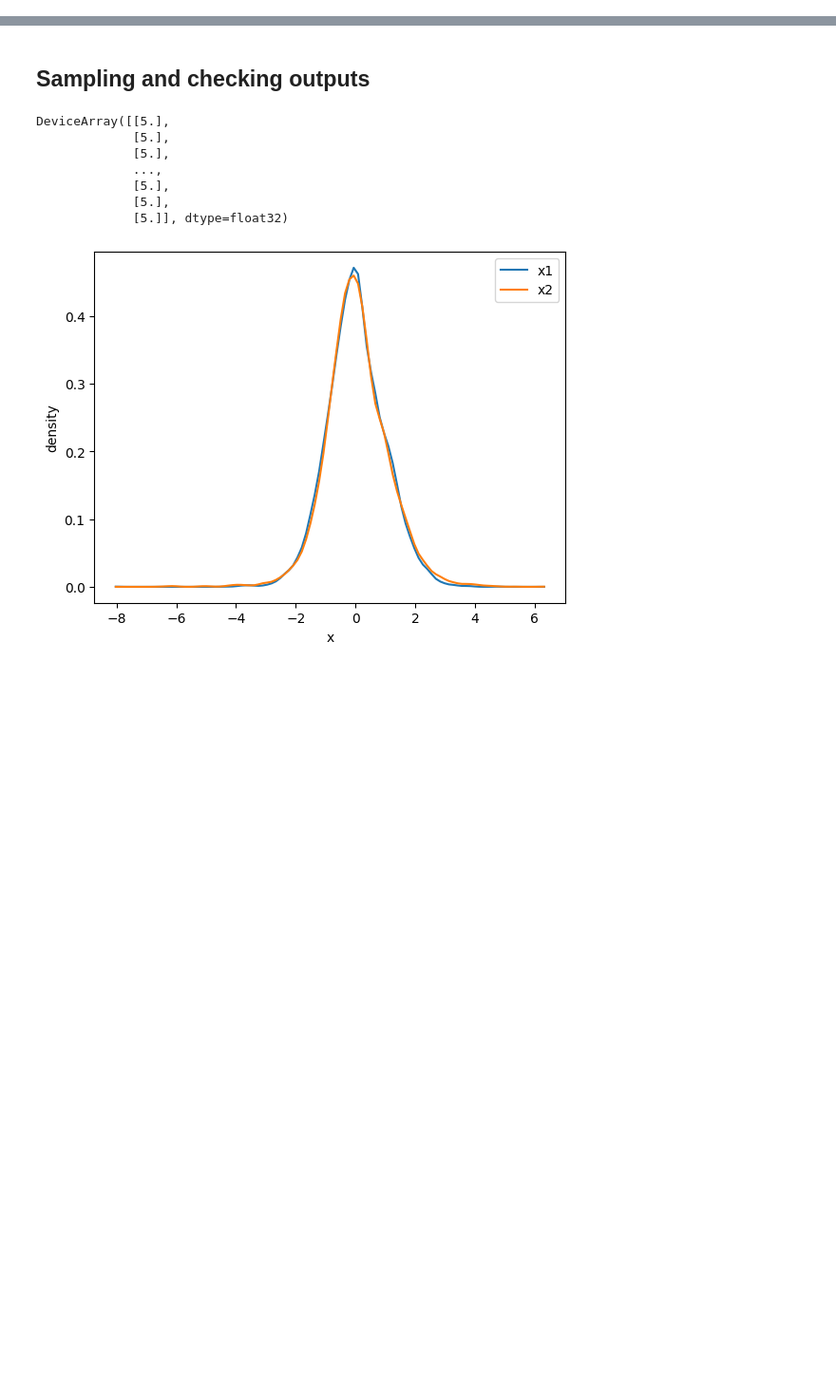
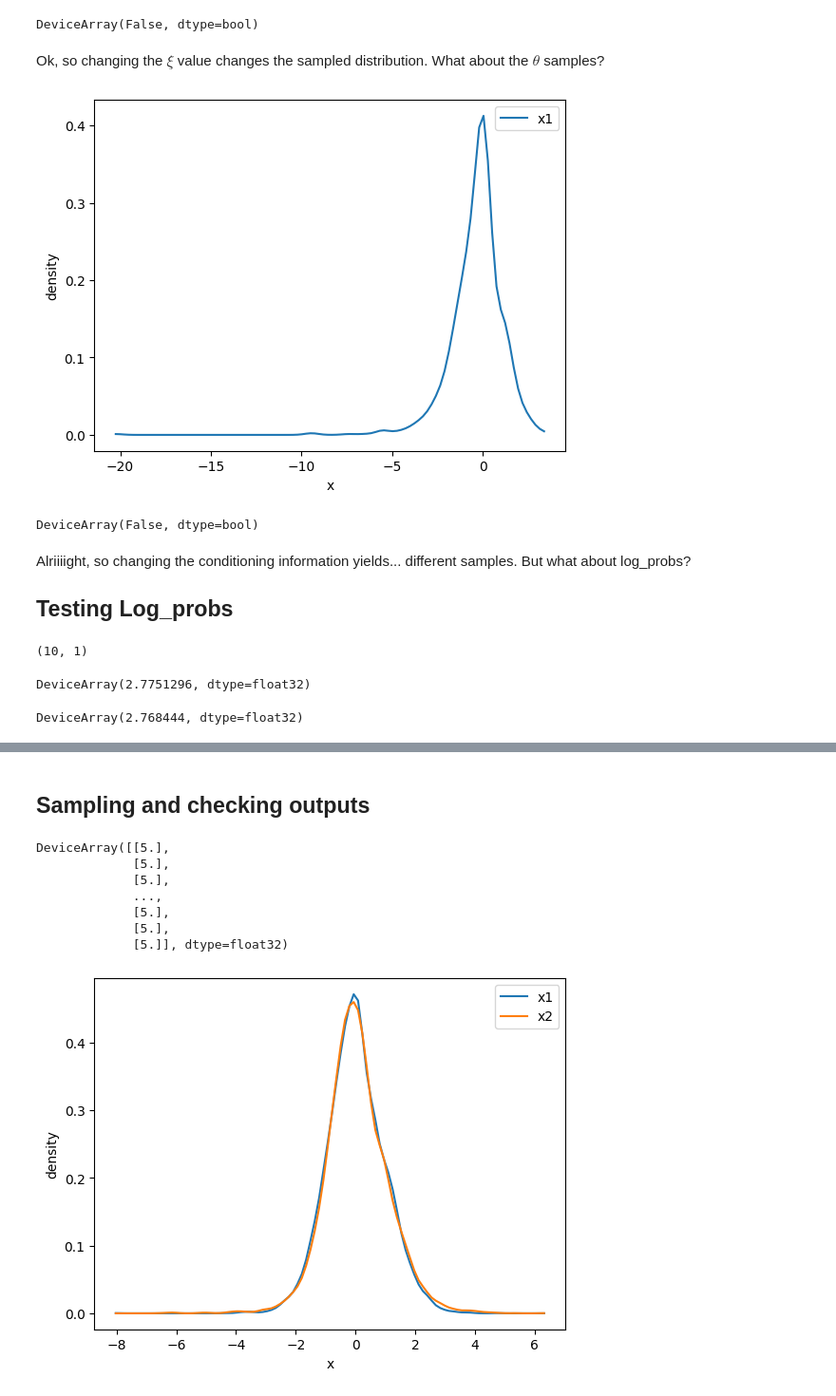
Before and after one commit to vz415/lfiax, a Jupyter notebook: examples/linear_regression.ipynb, the cells around one changed output, grey strips where cells are left out. Shown: that part at 95% size. Cells and saved outputs as stored; diff of their text form; code cells hidden in the pictures; blank space fills up the shorter version.

```diff
--- a/examples/linear_regression.ipynb
+++ b/examples/linear_regression.ipynb
@@ -465,0 +492,53 @@ grads
+# %%
+(samples == samples2).any()
+# %% [output]
+DeviceArray(False, dtype=bool)
+# %% [markdown]
+Ok, so changing the $\xi$ value changes the sampled distribution. What about the $\theta$ samples?
+# %%
+theta_test2 = jnp.flip(theta_test, axis=1)
+# %%
+samples3 = model_sample.apply(params,
+                    next(prng_seq),
+                    num_samples=len(theta_test),
+                    theta=theta_test2,
+                    # d=d_test,
+                    # d=d_obs,
+                    xi=xi_test)
+# %%
+density_1 = gaussian_kde(samples3[:, 0])
+# density_2 = gaussian_kde(samples[:, 1])
+
+
+# Plot the density
+fig, ax = plt.subplots()
+x = np.linspace(jnp.min(samples3), jnp.max(samples3), 100)
+ax.plot(x, density_1(x), label='x1')
+# ax.plot(x, density_2(x), label='x2')
+plt.xlabel('x')
+plt.ylabel('density')
+plt.legend()
+plt.show()
+# %% [output]
+[figure, added]
+# %%
+(samples == samples2).any()
+# %% [output]
+DeviceArray(False, dtype=bool)
+# %% [markdown]
+Alriiiight, so changing the conditioning information yields... different samples. But what about log_probs?
+
+## Testing Log_probs
+# %%
+samples.shape
+# %% [output]
+(10, 1)
+# %%
+# samples's log_prob should be different under different conditioning variables
+-jnp.mean(log_prob.apply(params, samples, theta_test, xi_test))
+# %% [output]
+DeviceArray(2.7751296, dtype=float32)
+# %%
+-jnp.mean(log_prob.apply(params, samples, theta_test, xi_test + 3.))
+# %% [output]
+DeviceArray(2.768444, dtype=float32)
```
Also changed, not shown: parts of 36 cells of this notebook, 2 other files.
